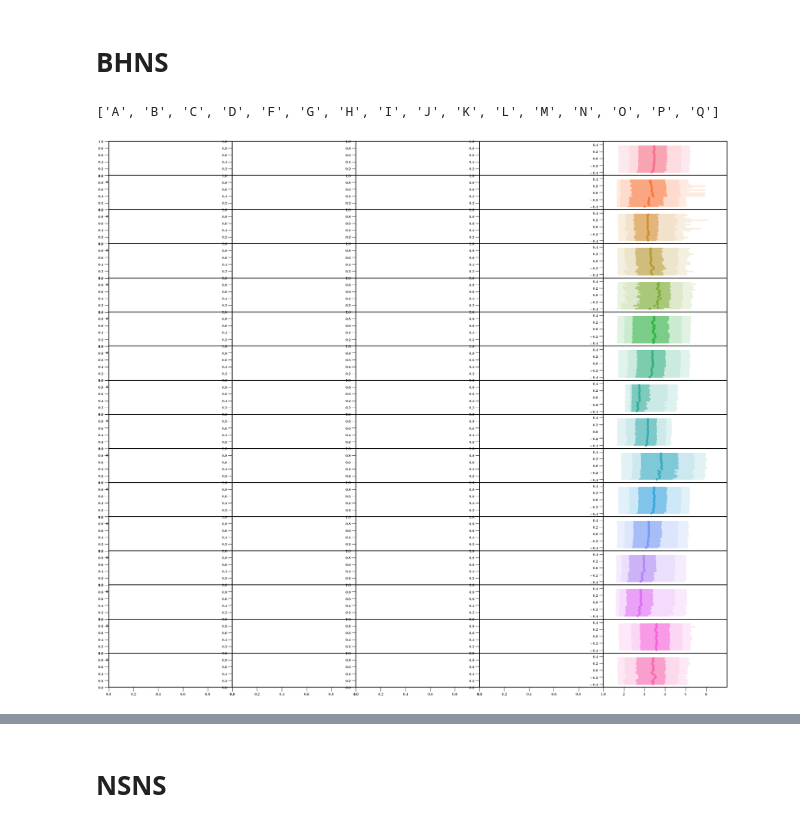
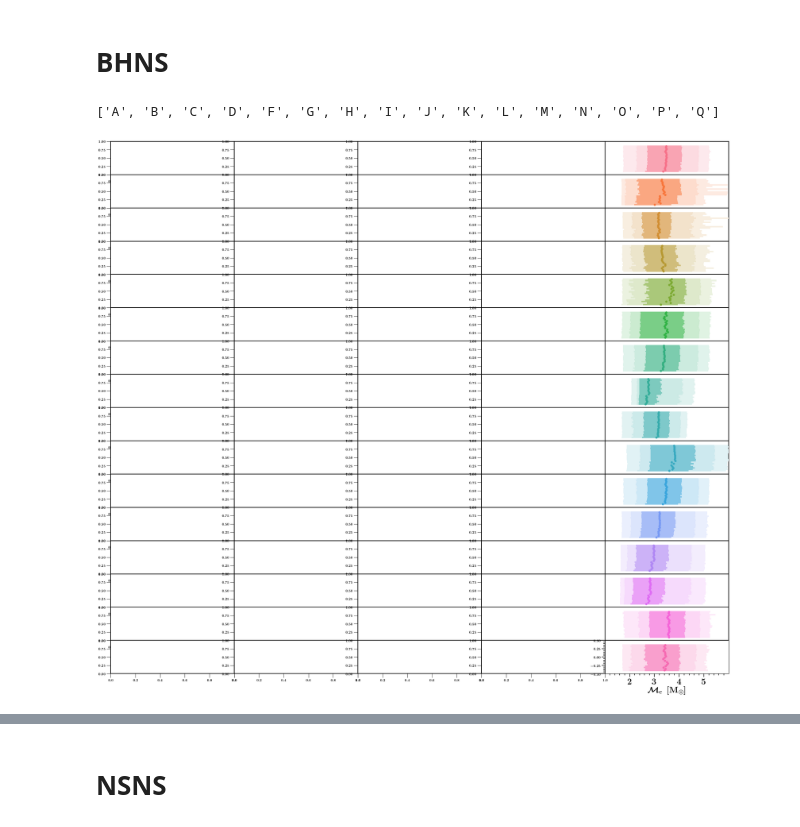
Before and after one commit to FloorBroekgaarden/Double-Compact-Object-Mergers, a Jupyter notebook: plottingCode/Fig_4_and_Fig_5_and_Fig_6/make_figure_4_5_and_6-Only_Masses.ipynb, the cells around one changed output, grey strips where cells are left out. Cells and saved outputs as stored; diff of their text form; code cells hidden in the pictures.

Commit message:
added axes labels

```diff
--- a/plottingCode/Fig_4_and_Fig_5_and_Fig_6/make_figure_4_5_and_6-Only_Masses.ipynb
+++ b/plottingCode/Fig_4_and_Fig_5_and_Fig_6/make_figure_4_5_and_6-Only_Masses.ipynb
@@ -447,7 +447,7 @@ def makeKDEfigure(axe_ind=None, xparam='M1', BPSmodelNames=['A'], MSSFRmodelName
 # %% [markdown]
 # BHNS
 # %%
-def plot_percentiles(axe_ind=None, xparam='Mass1', BPSmodelNames=['A'], MSSFRmodelNames=['000'], DCOtype='BHNS',  \
+def plot_percentiles(axe=None, axe_ind=None, xparam='Mass1', BPSmodelNames=['A'], MSSFRmodelNames=['000'], DCOtype='BHNS',  \
                               xlim=[1,30], ylim=[0, None], whichWeight='det', path_dir='/Volumes/Andromeda/DATA/AllDCO_bugfix/',
                   pathQuantiles='/Users/floorbroekgaarden/Projects/GitHub/Double-Compact-Object-Mergers/dataFiles/summary_data_Fig_4_5_6/'):
 
@@ -614,7 +624,7 @@ alphabetPhysicalNameDictWithEnter =  {BPSnameslist[i]: physicalNamesBPSmodelsWit
 
 
 
-def mass_distribution_plot(axe_ind=None, xparam='M1', BPSmodelNames=['A'], MSSFRmodelNames=['000'], DCOtype='BHNS', xvarrange=None, labelname='xlabel name', \
+def mass_distribution_plot(axe=None, axe_ind=None, xparam='M1', BPSmodelNames=['A'], MSSFRmodelNames=['000'], DCOtype='BHNS', xvarrange=None, labelname='xlabel name', \
                               xlim=[1,30], ylim=[0, None], whichWeight='det', path_dir='/Volumes/Andromeda/DATA/AllDCO_bugfix/', quantiles=False,\
                   pathQuantiles='/Users/floorbroekgaarden/Projects/GitHub/Double-Compact-Object-Mergers/dataFiles/summary_data_Fig_4_5_6/'):
 
@@ -624,12 +634,11 @@ def mass_distribution_plot(axe_ind=None, xparam='M1', BPSmodelNames=['A'], MSSFR
 
 
     if quantiles==True:
-        plot_percentiles(axe_ind, xparam, BPSmodelNames, MSSFRmodelNames, DCOtype,  \
+        plot_percentiles(axe, axe_ind, xparam, BPSmodelNames, MSSFRmodelNames, DCOtype,  \
                               xlim, ylim, whichWeight, path_dir, pathQuantiles)
 
-        for ind_bps, bps_name in enumerate(BPSnameslist):
-            axe = ax[ind_bps, axe_ind]
-            make_up_axis(axe=axe, xlim=xlim, ylim=ylim , nameX='xname', nameY='yname', logY=False, logX=False)
+
+        make_up_axis(axe=axe, axe_ind=axe_ind, BPSmodelNames=BPSmodelNames, xlim=xlim, ylim=ylim , nameX=labelname, nameY=None, logY=False, logX=False)
 
 
 
@@ -658,37 +667,41 @@ MSSFRnameslist = ['000', '112', '212', '312', '113', '213', '313', '122', '222',
 
 TYPE = 'BHNS'
 # I do NOT want model E
 if 'E' in BPSnameslist:
     BPSnameslist.remove('E')
 print(BPSnameslist)
 
 
 
 whichWeight='det'
 
 
 
-labelname = r' $\mathcal{M}_{\rm{c}}$ $ \,  [\rm{M}_{\odot}]$'
+xlabelname = r' $\mathcal{M}_{\rm{c}}$ $ \,  [\rm{M}_{\odot}]$'
 xparam='ChirpMass'
-mass_distribution_plot(axe_ind=4, xparam=xparam,  BPSmodelNames=BPSnameslist,\
-        MSSFRmodelNames=MSSFRnameslist, DCOtype=TYPE, xvarrange=[1, 7],  labelname=labelname, \
+mass_distribution_plot(axe=ax, axe_ind=4, xparam=xparam,  BPSmodelNames=BPSnameslist,\
+        MSSFRmodelNames=MSSFRnameslist, DCOtype=TYPE, xvarrange=[1, 7],  labelname=xlabelname, \
                               xlim=[1.01,5.999], ylim=[-0.5, 0.5],  whichWeight=whichWeight,  path_dir=path_dir, quantiles=True)
+
+layoutAxesNoYlabel(ax=ax[15,4], nameX=xlabelname, nameY=None)
+
+
 
 
 
 plt.tight_layout()
 plt.subplots_adjust(wspace=0, hspace=0)
 plt.savefig('./KDEplot_masses' + whichWeight +'_'  + TYPE+ '.png', transparent=False)
 plt.show()
 plt.close()
 
 
 
 
 # ChirpMass Mass1, Mass2 tc, log10(tc)TotMass, q, metallicitySystems,log10metallicitySystems, tdelay, log10(tdelay)
 # %% [output]
 ['A', 'B', 'C', 'D', 'F', 'G', 'H', 'I', 'J', 'K', 'L', 'M', 'N', 'O', 'P', 'Q']
-[figure, old version]
+[figure, new version]
 # %%
 
 # add location of the COMPAS hdf5 files:
```
Also changed, not shown: parts of 5 cells of this notebook, 2 other files.
